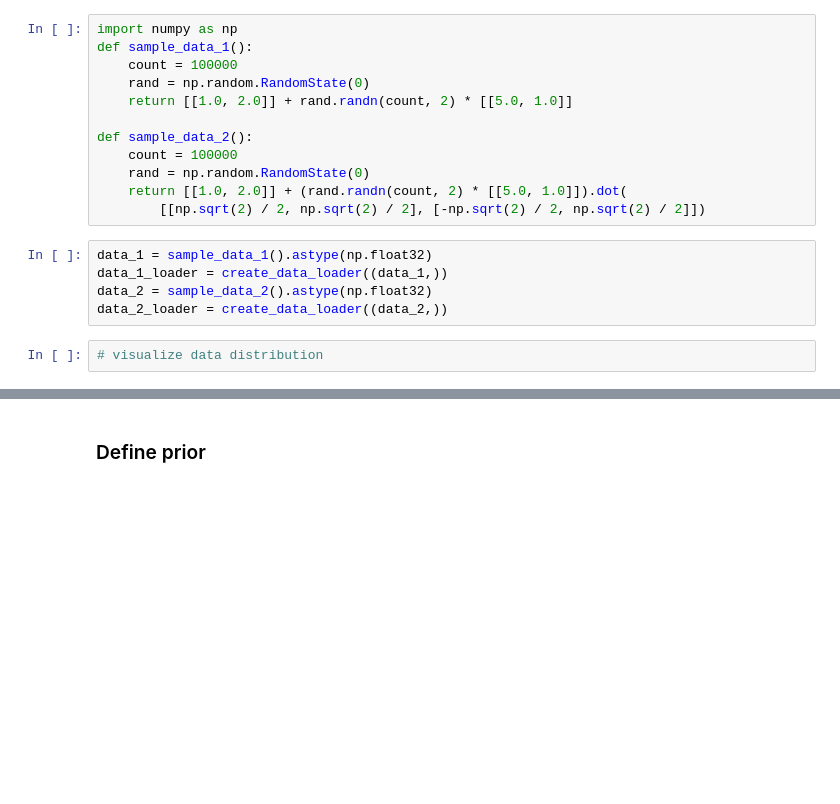
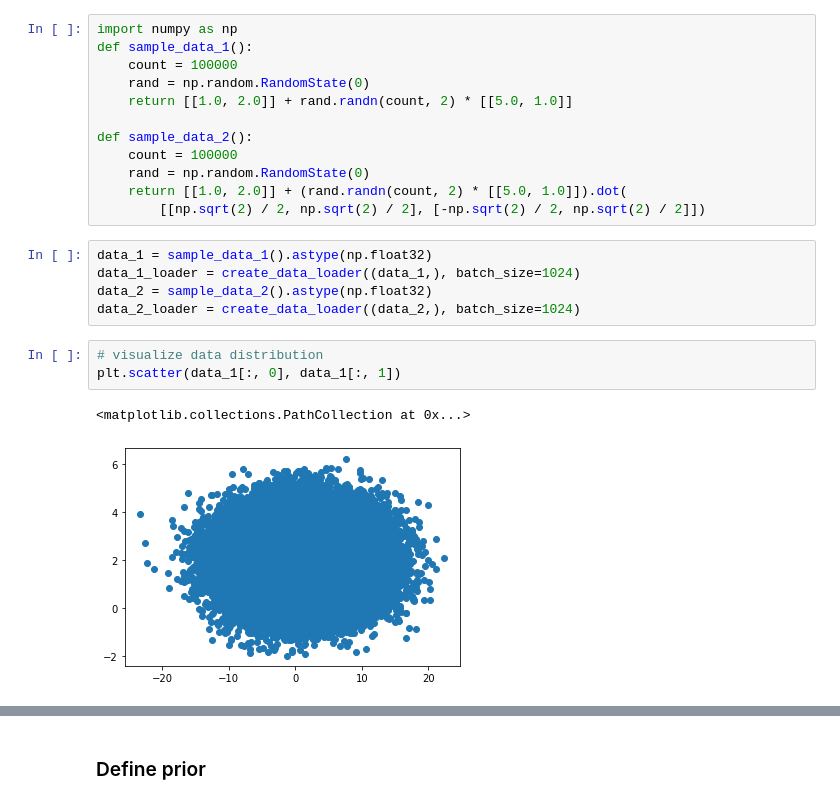
Before and after one commit to vermouth1992/CS294-158-homework, a Jupyter notebook: hw3/vae.ipynb, the cells around one changed output, grey strips where cells are left out. Drawn from its saved outputs; the diff is of its cells as text; blank space fills up the shorter version.

```diff
--- a/hw3/vae.ipynb
+++ b/hw3/vae.ipynb
@@ -31,8 +37,12 @@ def sample_data_2():
         [[np.sqrt(2) / 2, np.sqrt(2) / 2], [-np.sqrt(2) / 2, np.sqrt(2) / 2]])
 # %%
 data_1 = sample_data_1().astype(np.float32)
-data_1_loader = create_data_loader((data_1,))
+data_1_loader = create_data_loader((data_1,), batch_size=1024)
 data_2 = sample_data_2().astype(np.float32)
-data_2_loader = create_data_loader((data_2,))
+data_2_loader = create_data_loader((data_2,), batch_size=1024)
 # %%
 # visualize data distribution
+plt.scatter(data_1[:, 0], data_1[:, 1])
+# %% [output]
+<matplotlib.collections.PathCollection at 0x...>
+[figure, added]
```
Also changed, not shown: parts of 27 cells of this notebook.
